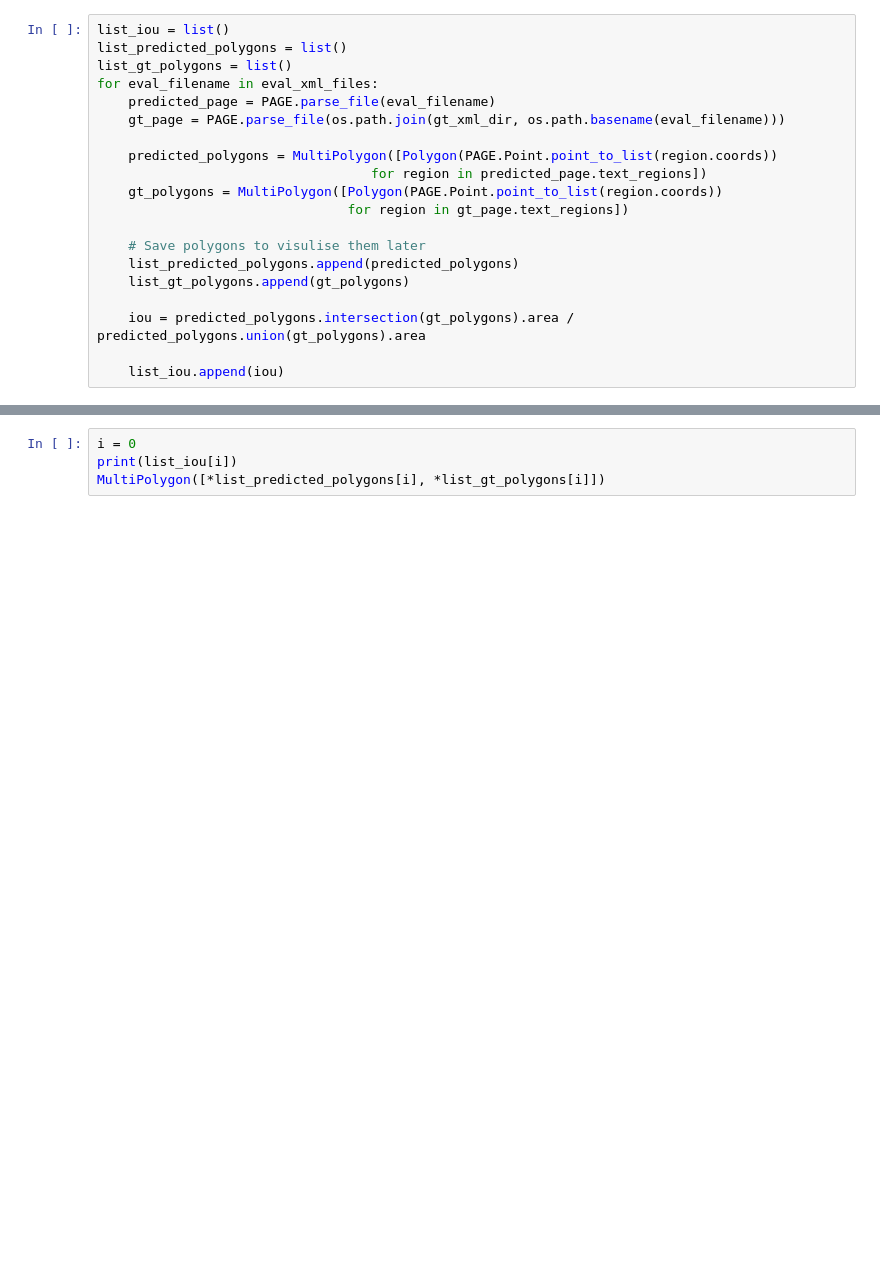
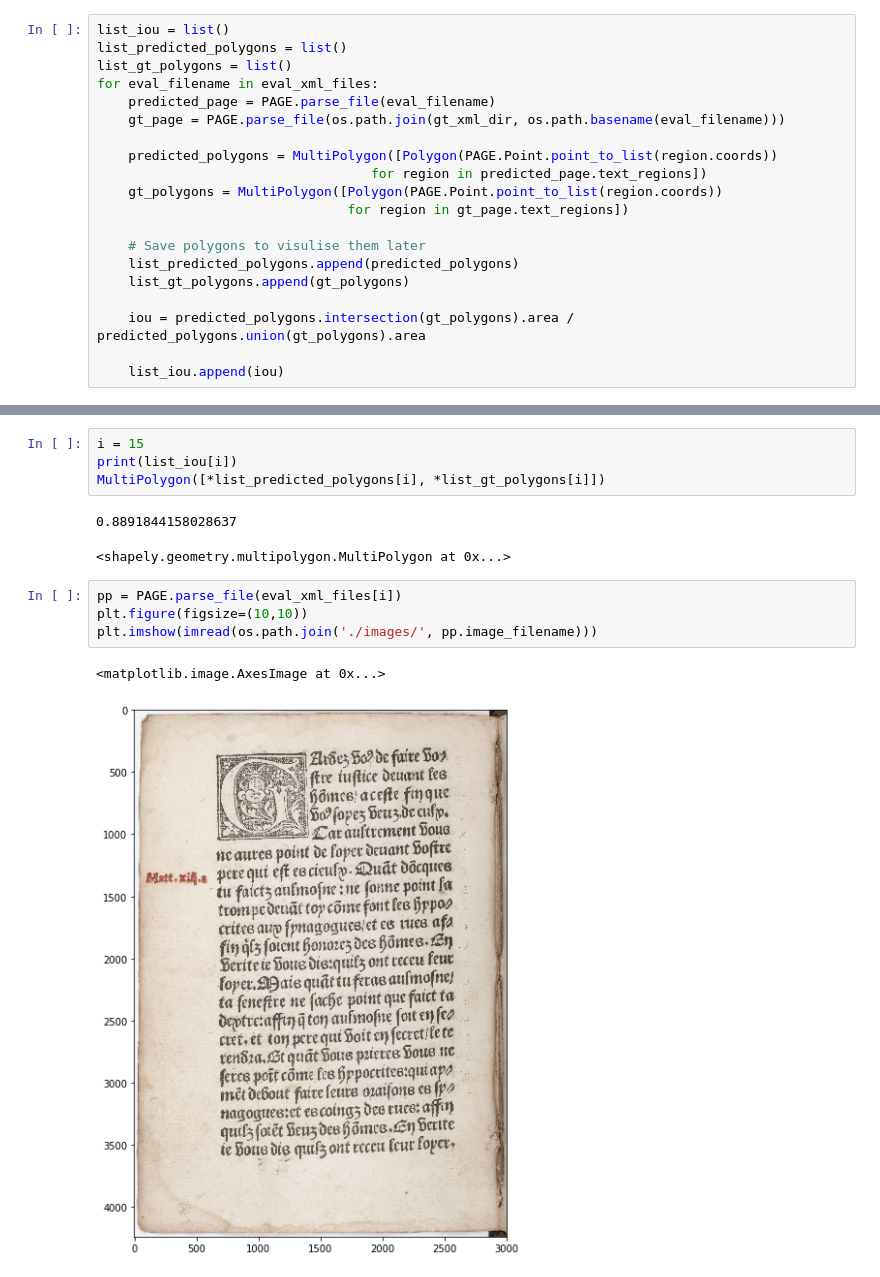
Before and after one commit to solivr/workshop_dhd19, a Jupyter notebook: wk_dhd.ipynb, the cells around one changed output, grey strips where cells are left out. Saved outputs shown, nothing was run; the diff lists cells and outputs as text; blank space fills up the shorter version.

```diff
--- a/wk_dhd.ipynb
+++ b/wk_dhd.ipynb
@@ -358,4 +402,14 @@ np.mean(list_iou)
 # %%
-i = 0
+i = 15
 print(list_iou[i])
 MultiPolygon([*list_predicted_polygons[i], *list_gt_polygons[i]])
+# %% [output]
+0.8891844158028637
+<shapely.geometry.multipolygon.MultiPolygon at 0x...>
+# %%
+pp = PAGE.parse_file(eval_xml_files[i])
+plt.figure(figsize=(10,10))
+plt.imshow(imread(os.path.join('./images/', pp.image_filename)))
+# %% [output]
+<matplotlib.image.AxesImage at 0x...>
+[figure, added]
```
Also changed, not shown: parts of 14 cells of this notebook.
